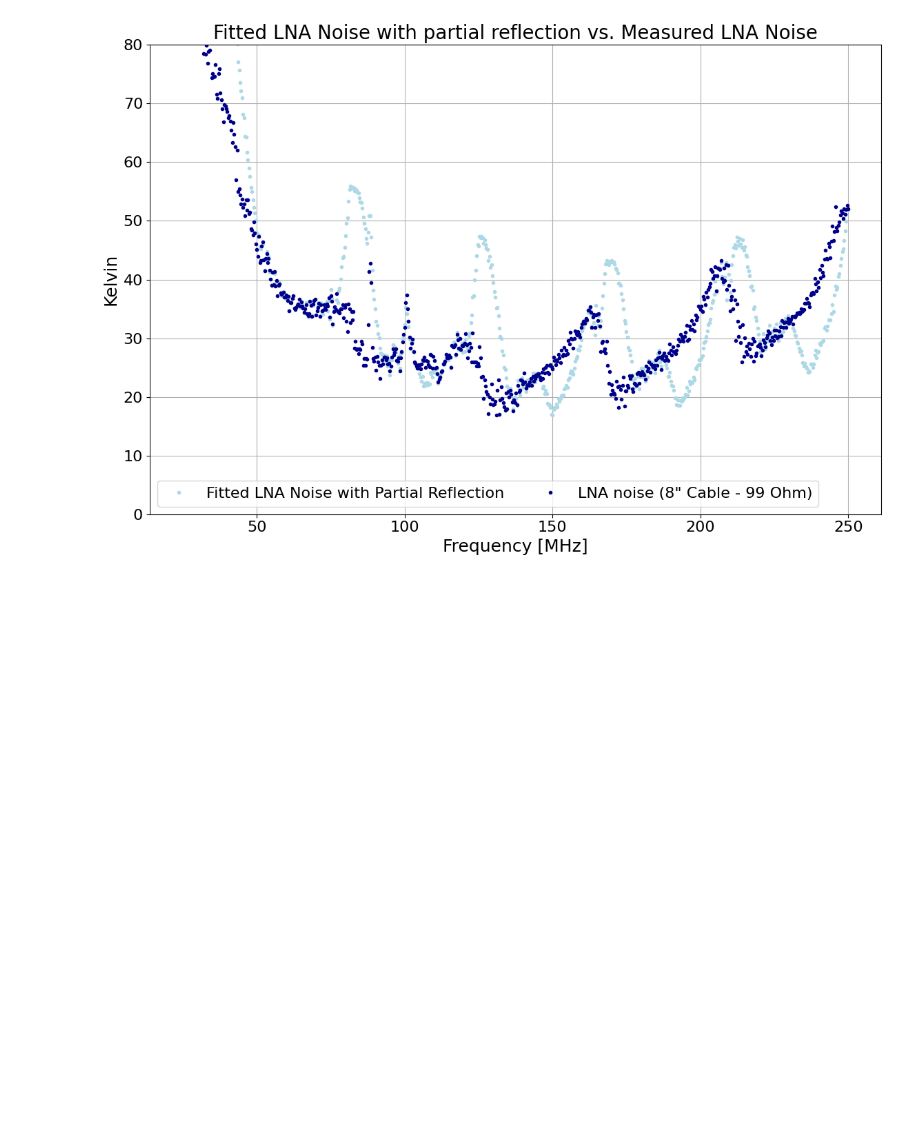
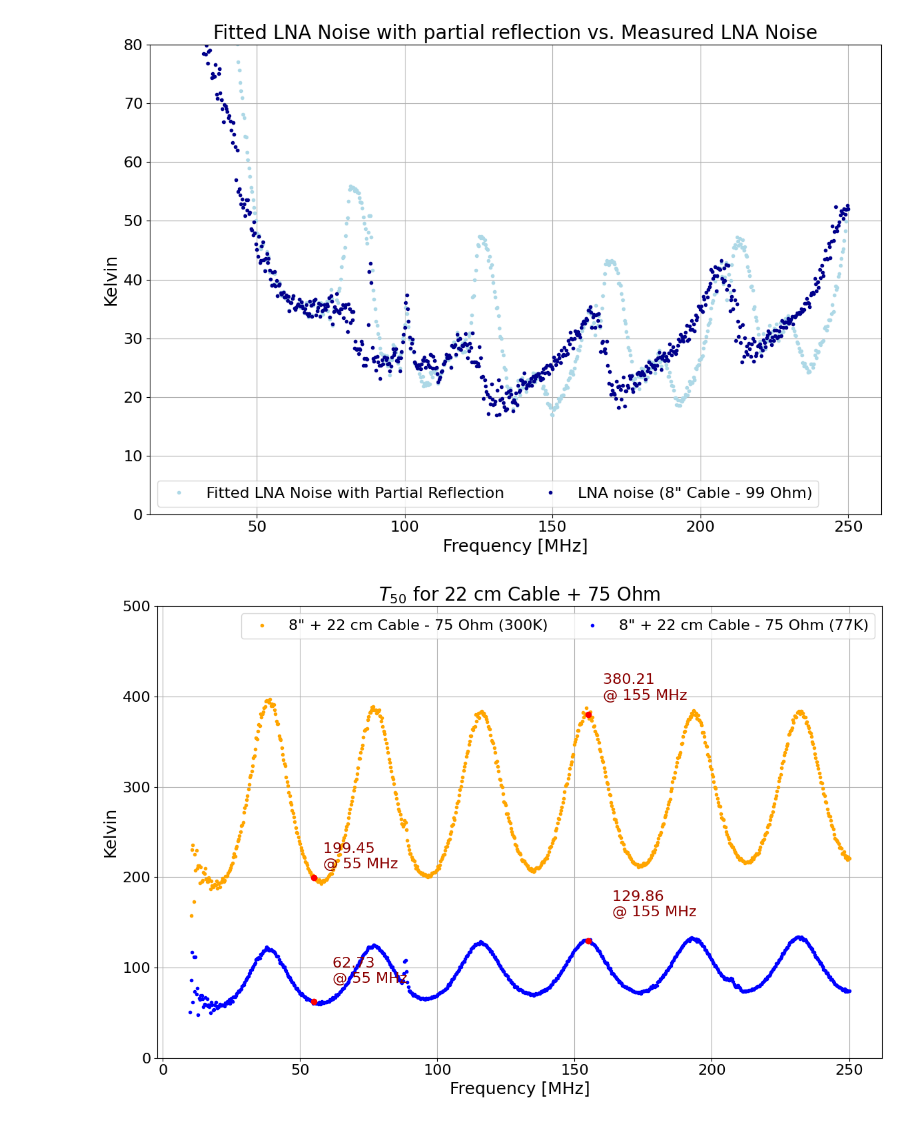
Before and after one commit to alhosani-abdulla/Highz-EXP, a Jupyter notebook: notebooks/noise_parameters.ipynb, the cells around one changed output. Drawn from its saved outputs; the diff is of its cells as text; code cells hidden in the pictures; blank space fills up the shorter version.

```diff
--- a/notebooks/noise_parameters.ipynb
+++ b/notebooks/noise_parameters.ipynb
@@ -483,0 +500,46 @@ def match_s11(s11, target_s11, tolerance=0.1, freq_window=3):
+# %%
+trc_file = '/Users/yuntongzhou/Downloads/300K_0604_LongCable.trc'
+
+loader = TraceLoader(trc_file)
+trace = loader.load_trace(1)
+hot_75 = Spectrum(trace[0], trace[1], name='8" + 22 cm Cable - 75 Ohm (300K)', colorcode='orange').unit_convert(from_unit='dBm', to_unit='kelvin', channel_width=1e6)
+trace = loader.load_trace(3)
+hot_99 = Spectrum(trace[0], trace[1], name='8" + 22 cm Cable - 99 Ohm (300K)', colorcode='green').unit_convert(from_unit='dBm', to_unit='kelvin', channel_width=1e6)
+trace = loader.load_trace(2)
+hot_50_long = Spectrum(trace[0], trace[1], name='8" + 22 cm Cable - 50 Ohm (300K)', colorcode='orange').unit_convert(from_unit='dBm', to_unit='kelvin', channel_width=1e6)
+
+trc_file = '/Users/yuntongzhou/Downloads/77K_0604_LongCable.trc'
+loader = TraceLoader(trc_file)
+trace = loader.load_trace(3)
+cold_75 = Spectrum(trace[0], trace[1], name='8" + 22 cm Cable - 75 Ohm (77K)', colorcode='blue').unit_convert(from_unit='dBm', to_unit='kelvin', channel_width=1e6)
+trace = loader.load_trace(4)
+cold_99 = Spectrum(trace[0], trace[1], name='8" + 22 cm Cable - 99 Ohm (77K)', colorcode='green').unit_convert(from_unit='dBm', to_unit='kelvin', channel_width=1e6)
+trace = loader.load_trace(2)
+cold_50_long = Spectrum(trace[0], trace[1], name='8" + 22 cm Cable - 50 Ohm (77K)', colorcode='blue').unit_convert(from_unit='dBm', to_unit='kelvin', channel_width=1e6)
+
+trc_file = '/Users/yuntongzhou/Downloads/inputdirectly_0604.trc'
+
+loader = TraceLoader(trc_file)
+trace = loader.load_trace(3)
+hot_50 = Spectrum(trace[0], trace[1], name='22 cm Cable - 50 Ohm (300K)', colorcode='orange').unit_convert(from_unit='dBm', to_unit='kelvin', channel_width=1e6)
+
+trc_file = '/Users/yuntongzhou/Downloads/shortcable_77K.trc'
+
+loader = TraceLoader(trc_file)
+trace = loader.load_trace(2)
+cold_50 = Spectrum(trace[0], trace[1], name='22 cm Cable - 50 Ohm (77K)', colorcode='blue').unit_convert(from_unit='dBm', to_unit='kelvin', channel_width=1e6)
+# %%
+LNA_temp = Y_Factor_Thermometer(frequency=hot_50.f,
+    DUT_hot=hot_50.s, DUT_cold=cold_50.s, DUT_name='amplifiers + 22 cm', T_hot=300, T_cold=77,
+    RBW=1e6)
+gain_1 = Spectrum(LNA_temp.f, LNA_temp.g, name='2 amplifiers + 22 cm', colorcode='red')
+# %%
+spec_75_hot = LNA_temp.infer_temperature(hot_75, smoothing=None, show_plot=False)
+spec_75_cold = LNA_temp.infer_temperature(cold_75, smoothing=None, show_plot=False)
+spec_75_hot.colorcode = 'orange'
+spec_75_cold.colorcode = 'blue'
+plotter.plot_spectra([spec_75_hot, spec_75_cold], marker='o', ms=3, ls='',
+    title=r'$T_{50}$ for 22 cm Cable + 75 Ohm', ylabel='Kelvin', y_range=(0, 500),
+    marker_freqs=[55, 155])
+# %% [output]
+[figure, added]
```
Also changed, not shown: parts of 6 cells of this notebook, 1 other file.
